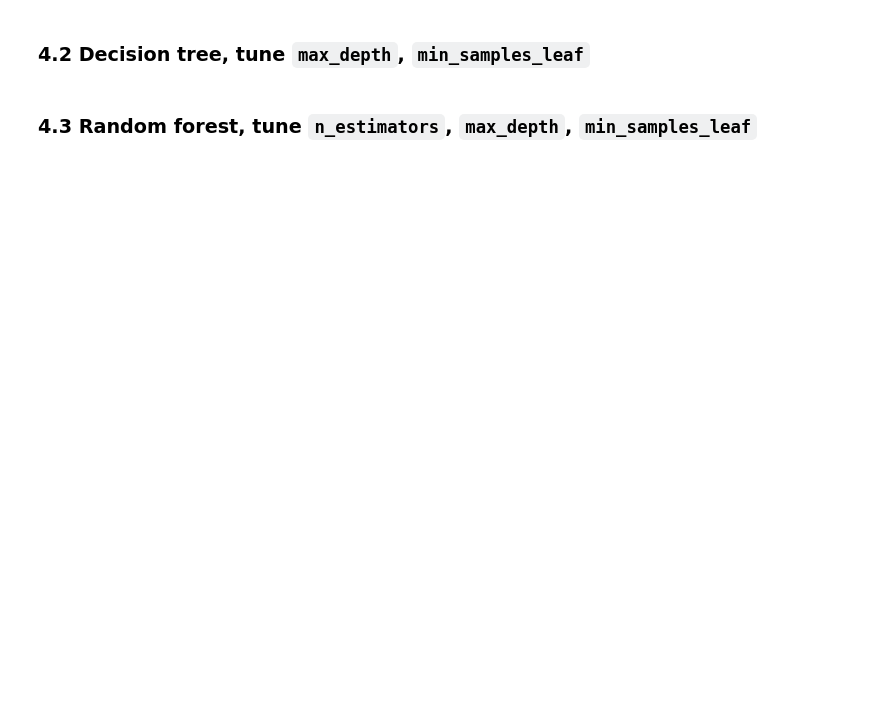
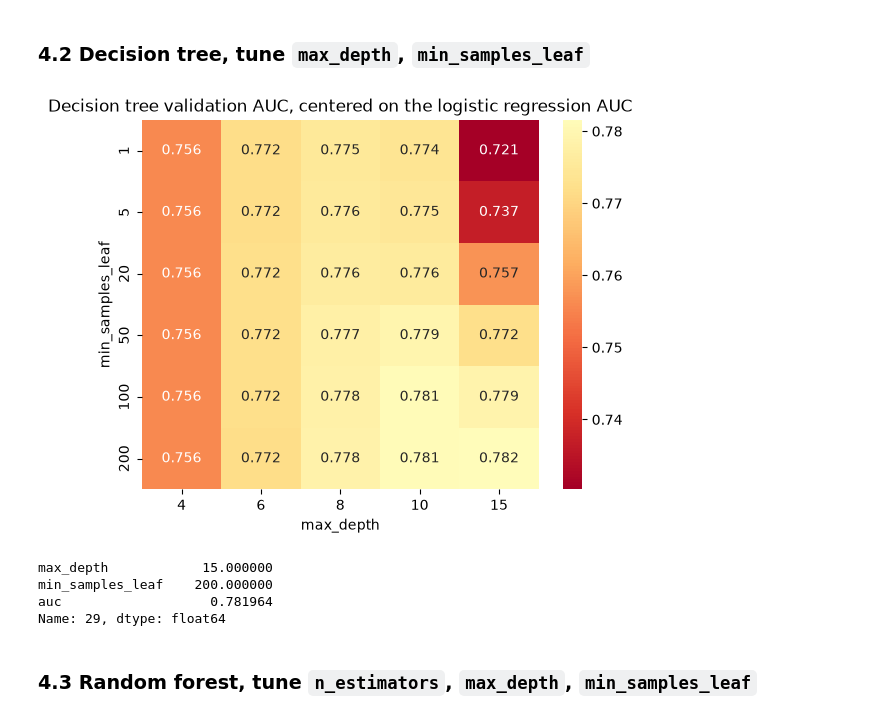
Before and after one commit to HighFlip/lichess-flag-prediction, a Jupyter notebook: notebook.ipynb, the cells around one changed output. Drawn from its saved outputs; the diff is of its cells as text; code cells hidden in the pictures; blank space fills up the shorter version.

```diff
--- a/notebook.ipynb
+++ b/notebook.ipynb
@@ -440,0 +423,7 @@ Metric: ROC AUC on validation.
+# %%
+from sklearn.feature_extraction import DictVectorizer
+
+dv = DictVectorizer(sparse=False)
+X_train = dv.fit_transform(df_train[cat_cols + num_cols].to_dict(orient="records"))
+X_val = dv.transform(df_val[cat_cols + num_cols].to_dict(orient="records"))
+dv.get_feature_names_out()
@@ -440,0 +441,14 @@ Metric: ROC AUC on validation.
+# %%
+from sklearn.linear_model import LogisticRegression
+from sklearn.metrics import roc_auc_score
+
+scores_lr = []
+for C in [0.001, 0.01, 0.1, 1, 10]:
+    model = LogisticRegression(solver="liblinear", C=C, max_iter=1000)
+    model.fit(X_train, y_train)
+    y_pred = model.predict_proba(X_val)[:, 1]
+    scores_lr.append((C, roc_auc_score(y_val, y_pred)))
+
+df_scores_lr = pd.DataFrame(scores_lr, columns=["C", "auc"])
+auc_lr = df_scores_lr.auc.max()
+df_scores_lr.round(4)
@@ -441,4 +462,27 @@ Metric: ROC AUC on validation.
 # %% [markdown]
 ### 4.2 Decision tree, tune `max_depth`, `min_samples_leaf`
+# %%
+from sklearn.tree import DecisionTreeClassifier
+
+scores_dt = []
+for depth in [4, 6, 8, 10, 15]:
+    for leaf in [1, 5, 20, 50, 100, 200]:
+        dt = DecisionTreeClassifier(max_depth=depth, min_samples_leaf=leaf, random_state=1)
+        dt.fit(X_train, y_train)
+        scores_dt.append((depth, leaf, roc_auc_score(y_val, dt.predict_proba(X_val)[:, 1])))
+
+df_scores_dt = pd.DataFrame(scores_dt, columns=["max_depth", "min_samples_leaf", "auc"])
+pivot = df_scores_dt.pivot(index="min_samples_leaf", columns="max_depth", values="auc")
+sns.heatmap(pivot, annot=True, fmt=".3f", cmap="RdYlGn", center=auc_lr, robust=True)
+plt.title("Decision tree validation AUC, centered on the logistic regression AUC")
+plt.show()
+
+df_scores_dt.loc[df_scores_dt.auc.idxmax()]
+# %% [output]
+[figure, added]
+max_depth            15.000000
+min_samples_leaf    200.000000
+auc                   0.781964
+Name: 29, dtype: float64
 # %% [markdown]
 ### 4.3 Random forest, tune `n_estimators`, `max_depth`, `min_samples_leaf`
```
Also changed, not shown: parts of 43 cells of this notebook.
